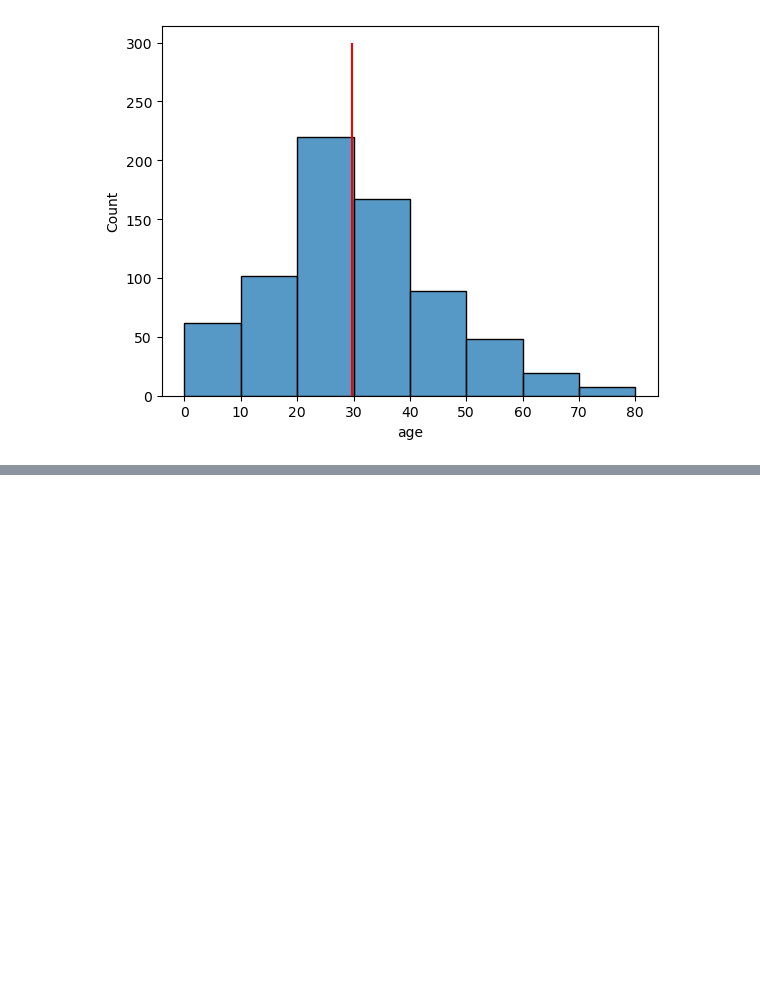
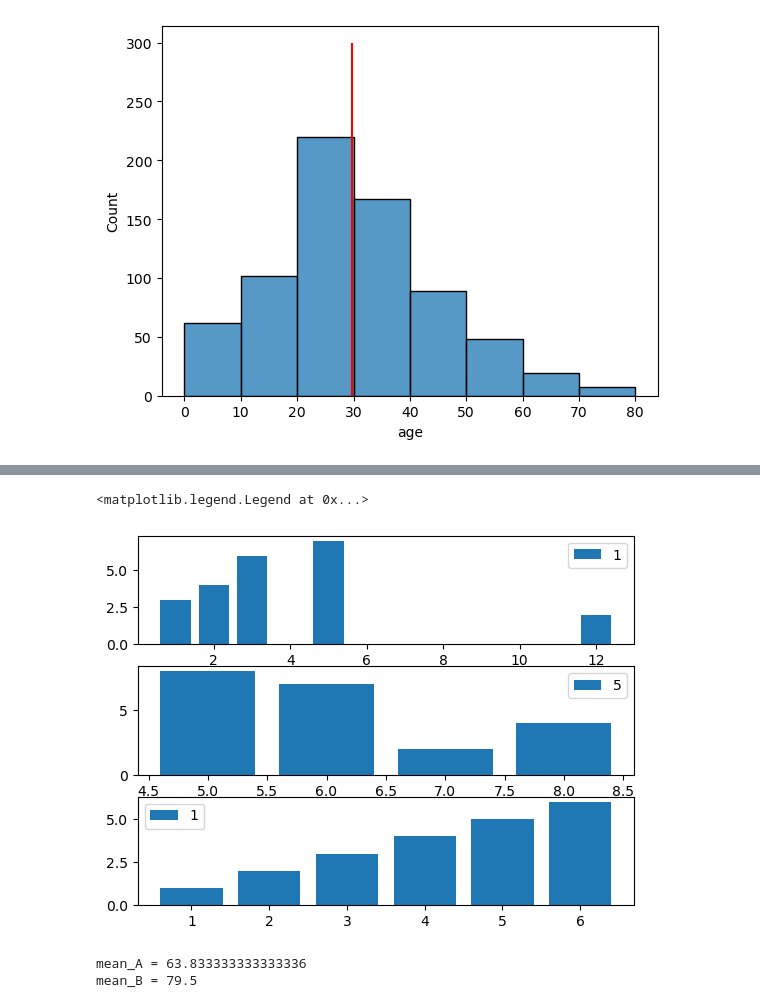
Before and after one commit to VishalYadav1019/ML_Project, a Jupyter notebook: matplotlib&seaborn.ipynb, the cells around one changed output, grey strips where cells are left out. Saved outputs shown, nothing was run; the diff lists cells and outputs as text; code cells hidden in the pictures; blank space fills up the shorter version.

```diff
--- a/matplotlib&seaborn.ipynb
+++ b/matplotlib&seaborn.ipynb
@@ -124,0 +147,37 @@ plt.show()
+# %%
+a=np.array([1,2,3,12,5])
+b=np.array([3,4,6,2,7])
+
+plt.subplot(3,1,1)
+plt.bar(a,b)
+plt.legend(a)
+
+
+
+v=np.array([5,6,8,7,8])
+k=np.array([8,7,4,2,2])
+
+plt.subplot(3,1,2)
+plt.bar(v,k)
+plt.legend(v)
+
+r=np.array([1,2,3,4,5,6])
+p=np.array([1,2,3,4,5,6])
+
+plt.subplot(3,1,3)
+plt.bar(r,p)
+plt.legend(r)
+# %% [output]
+<matplotlib.legend.Legend at 0x...>
+[figure, added]
+# %%
+sect_A=np.array([67,65,96,45,36,74])
+sect_B=np.array([78,63,96,85,67,88])
+no=([1,2,3,4,5,6])
+mean_A=np.mean(sect_A)
+print("mean_A =",mean_A)
+mean_B=np.mean(sect_B)
+print("mean_B =",mean_B)
+# %% [output]
+mean_A = 63.833333333333336
+mean_B = 79.5
```
Also changed, not shown: parts of 6 cells of this notebook.
